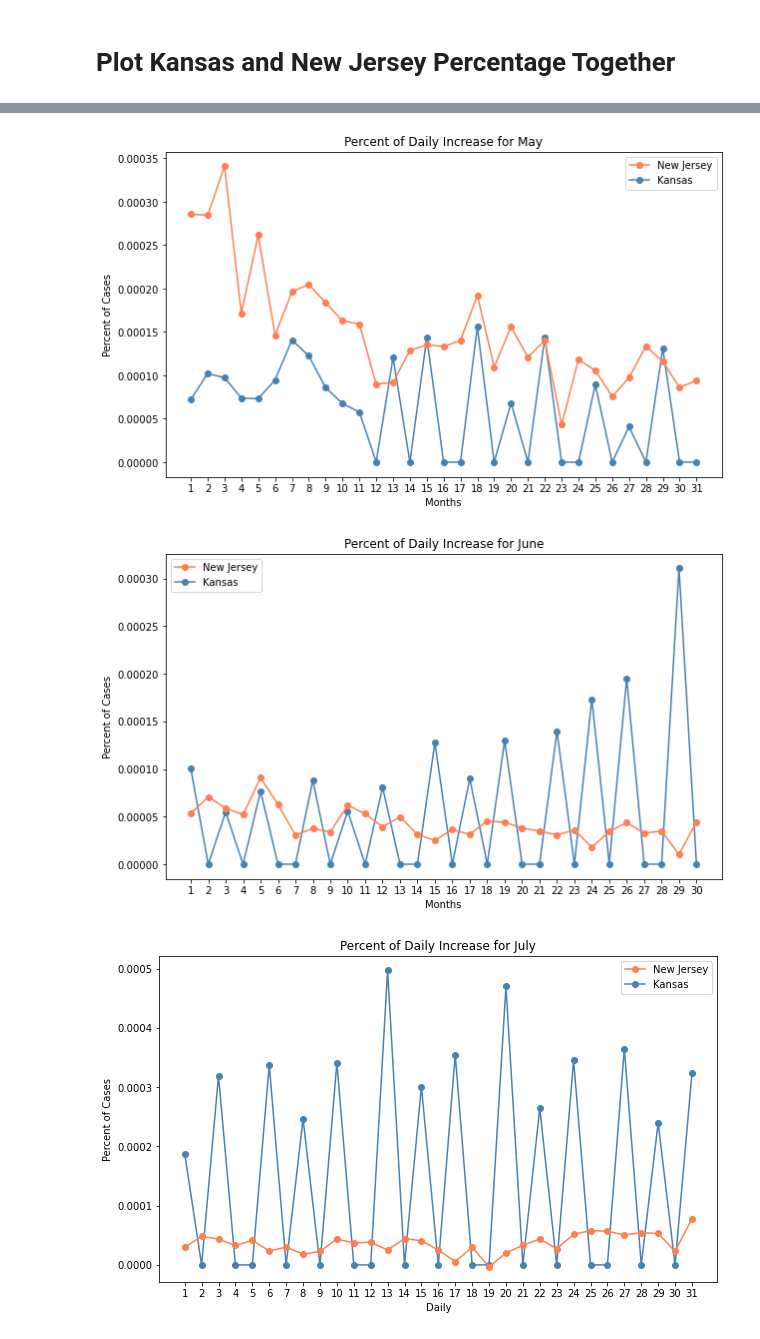
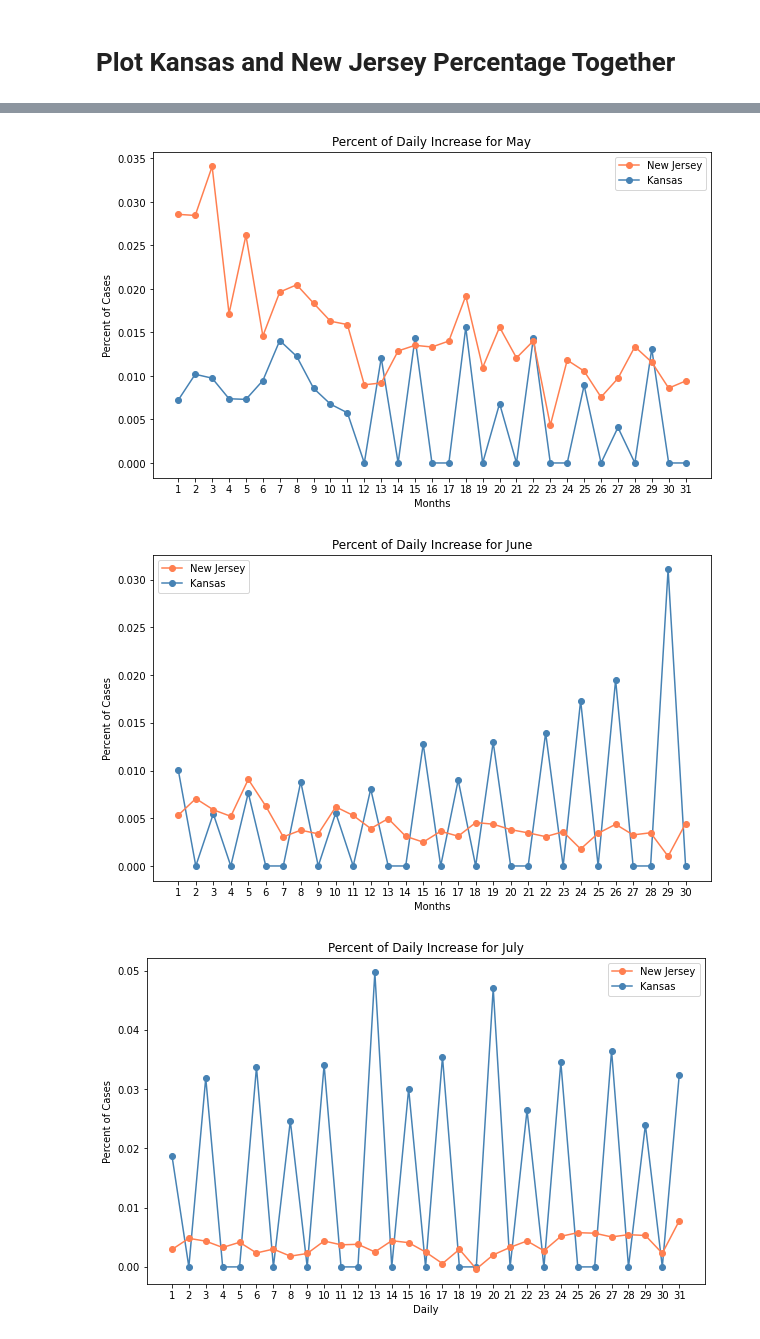
Before and after one commit to adrianstrecker/project-1, a Jupyter notebook: Covid Tracking API to JSON.ipynb, the cells around one changed output, grey strips where cells are left out. Drawn from its saved outputs; the diff is of its cells as text; code cells hidden in the pictures.

Commit message:
Adding final graphs

```diff
--- a/Covid Tracking API to JSON.ipynb
+++ b/Covid Tracking API to JSON.ipynb
@@ -459,8 +459,8 @@ ks_april["Population"] = pd.to_numeric(ks_april["Population"])
 nj_april["Population"] = "8882190"
 nj_april["Population"] = pd.to_numeric(nj_april["Population"])
 #Add percent daily increase
-ks_april["Pct of Daily Increase"] = ks_april["positiveIncrease"]/ks_april["Population"]
-nj_april["Pct of Daily Increase"] = nj_april["positiveIncrease"]/nj_april["Population"]
+ks_april["Pct of Daily Increase"] = (ks_april["positiveIncrease"]/ks_april["Population"])*100
+nj_april["Pct of Daily Increase"] = (nj_april["positiveIncrease"]/nj_april["Population"])*100
 
 
 #Sort by date
@@ -474,8 +474,8 @@ ks_may["Population"] = pd.to_numeric(ks_may["Population"])
 nj_may["Population"] = "8882190"
 nj_may["Population"] = pd.to_numeric(nj_may["Population"])
 #Add percent daily increase
-ks_may["Pct of Daily Increase"] = ks_may["positiveIncrease"]/ks_may["Population"]
-nj_may["Pct of Daily Increase"] = nj_may["positiveIncrease"]/nj_may["Population"]
+ks_may["Pct of Daily Increase"] = (ks_may["positiveIncrease"]/ks_may["Population"])*100
+nj_may["Pct of Daily Increase"] = (nj_may["positiveIncrease"]/nj_may["Population"])*100
 
 #Sort by date
 ks_may = ks_may.sort_values("date", ascending = True)
@@ -488,8 +488,8 @@ ks_june["Population"] = pd.to_numeric(ks_june["Population"])
 nj_june["Population"] = "8882190"
 nj_june["Population"] = pd.to_numeric(nj_june["Population"])
 #Add percent daily increase
-ks_june["Pct of Daily Increase"] = ks_june["positiveIncrease"]/ks_june["Population"]
-nj_june["Pct of Daily Increase"] = nj_june["positiveIncrease"]/nj_june["Population"]
+ks_june["Pct of Daily Increase"] = (ks_june["positiveIncrease"]/ks_june["Population"])*100
+nj_june["Pct of Daily Increase"] = (nj_june["positiveIncrease"]/nj_june["Population"])*100
 
 
 #Sort by date
@@ -502,8 +502,8 @@ ks_july["Population"] = pd.to_numeric(ks_july["Population"])
 nj_july["Population"] = "8882190"
 nj_july["Population"] = pd.to_numeric(nj_july["Population"])
 #Add percent daily increase
-ks_july["Pct of Daily Increase"] = ks_july["positiveIncrease"]/ks_july["Population"]
-nj_july["Pct of Daily Increase"] = nj_july["positiveIncrease"]/nj_july["Population"]
+ks_july["Pct of Daily Increase"] = (ks_july["positiveIncrease"]/ks_july["Population"])*100
+nj_july["Pct of Daily Increase"] = (nj_july["positiveIncrease"]/nj_july["Population"])*100
 
 #Sort by date
 ks_july = ks_july.sort_values("date", ascending = True)
@@ -516,12 +516,14 @@ ks_aug["Population"] = pd.to_numeric(ks_aug["Population"])
 nj_aug["Population"] = "8882190"
 nj_aug["Population"] = pd.to_numeric(nj_aug["Population"])
 #Add percent daily increase
-ks_aug["Pct of Daily Increase"] = ks_aug["positiveIncrease"]/ks_aug["Population"]
-nj_aug["Pct of Daily Increase"] = nj_aug["positiveIncrease"]/nj_aug["Population"]
+ks_aug["Pct of Daily Increase"] = (ks_aug["positiveIncrease"]/ks_aug["Population"])*100
+nj_aug["Pct of Daily Increase"] = (nj_aug["positiveIncrease"]/nj_aug["Population"])*100
 
 #Sort by date
 ks_aug = ks_aug.sort_values("date", ascending = True)
 nj_aug = nj_aug.sort_values("date", ascending = True)
+
+#ks_april["Pct of Daily Increase"] = ks_april["Pct of Daily Increase"].astype(float).map('{:.2%}'.format)
 # %% [markdown]
 # Plot Kansas and New Jersey Percentage Together
 # %%
@@ -543,9 +547,13 @@ plt.show()
 # %%
 #Plot May
 date = np.arange(1, 32)
+nj_dailypct_may = nj_may["Pct of Daily Increase"]
+ks_dailypct_may = ks_may["Pct of Daily Increase"]
+
+
 plt.figure(figsize = (10, 6))
-ks_daily_pct_may, = plt.plot(date, ks_daily_may, marker = "o", color = "steelblue", label = "Kansas")
-nj_daily_pct_may, = plt.plot(date, nj_daily_may, marker = "o", color = "coral", label = "New Jersey")
+ks_daily_pct_may, = plt.plot(date, ks_dailypct_may, marker = "o", color = "steelblue", label = "Kansas")
+nj_daily_pct_may, = plt.plot(date, nj_dailypct_may, marker = "o", color = "coral", label = "New Jersey")
 plt.xticks(np.arange(min(date), max(date)+1, 1.0))
 plt.xlabel("Months")
 plt.ylabel("Percent of Cases")
@@ -554,13 +562,16 @@ plt.legend(handles=[nj_daily_pct_may, ks_daily_pct_may], loc = "best")
 plt.savefig("Images/Percent/may.png")
 plt.show()
 # %% [output]
-[figure, old version]
+[figure, new version]
 # %%
 #Plot June
 date = np.arange(1, 31)
+nj_dailypct_june = nj_june["Pct of Daily Increase"]
+ks_dailypct_june = ks_june["Pct of Daily Increase"]
+
 plt.figure(figsize = (10, 6))
-ks_daily_pct_june, = plt.plot(date, ks_daily_june, marker = "o", color = "steelblue", label = "Kansas")
-nj_daily_pct_june, = plt.plot(date, nj_daily_june, marker = "o", color = "coral", label = "New Jersey")
+ks_daily_pct_june, = plt.plot(date, ks_dailypct_june, marker = "o", color = "steelblue", label = "Kansas")
+nj_daily_pct_june, = plt.plot(date, nj_dailypct_june, marker = "o", color = "coral", label = "New Jersey")
 plt.xticks(np.arange(min(date), max(date)+1, 1.0))
 plt.xlabel("Months")
 plt.ylabel("Percent of Cases")
@@ -569,22 +580,26 @@ plt.legend(handles=[nj_daily_pct_june, ks_daily_pct_june], loc = "best")
 plt.savefig("Images/Percent/june.png")
 plt.show()
 # %% [output]
-[figure, old version]
+[figure, new version]
 # %%
 #Plot July
 date = np.arange(1, 32)
+nj_dailypct_july = nj_july["Pct of Daily Increase"]
+ks_dailypct_july = ks_july["Pct of Daily Increase"]
+
+
 plt.figure(figsize = (10, 6))
-ks_daily_pct_july, = plt.plot(date, ks_daily_july, marker = "o", color = "steelblue", label = "Kansas")
-nj_daily_pct_july, = plt.plot(date, nj_daily_july, marker = "o", color = "coral", label = "New Jersey")
+ks_daily_pct_july, = plt.plot(date, ks_dailypct_july, marker = "o", color = "steelblue", label = "Kansas")
+nj_daily_pct_july, = plt.plot(date, nj_dailypct_july, marker = "o", color = "coral", label = "New Jersey")
 plt.xticks(np.arange(min(date), max(date)+1, 1.0))
 plt.xlabel("Daily")
 plt.ylabel("Percent of Cases")
 plt.title("Percent of Daily Increase for July")
 plt.legend(handles=[nj_daily_pct_july, ks_daily_pct_july], loc = "best")
 plt.savefig("Images/Percent/july.png")
 plt.show()
 # %% [output]
-[figure, old version]
+[figure, new version]
 # %%
 #Plot March
 mod_daily = pd.read_csv("Resources/ks_nj_daily_mod.csv")
```
Also changed, not shown: parts of 4 cells of this notebook, 11 other files.
